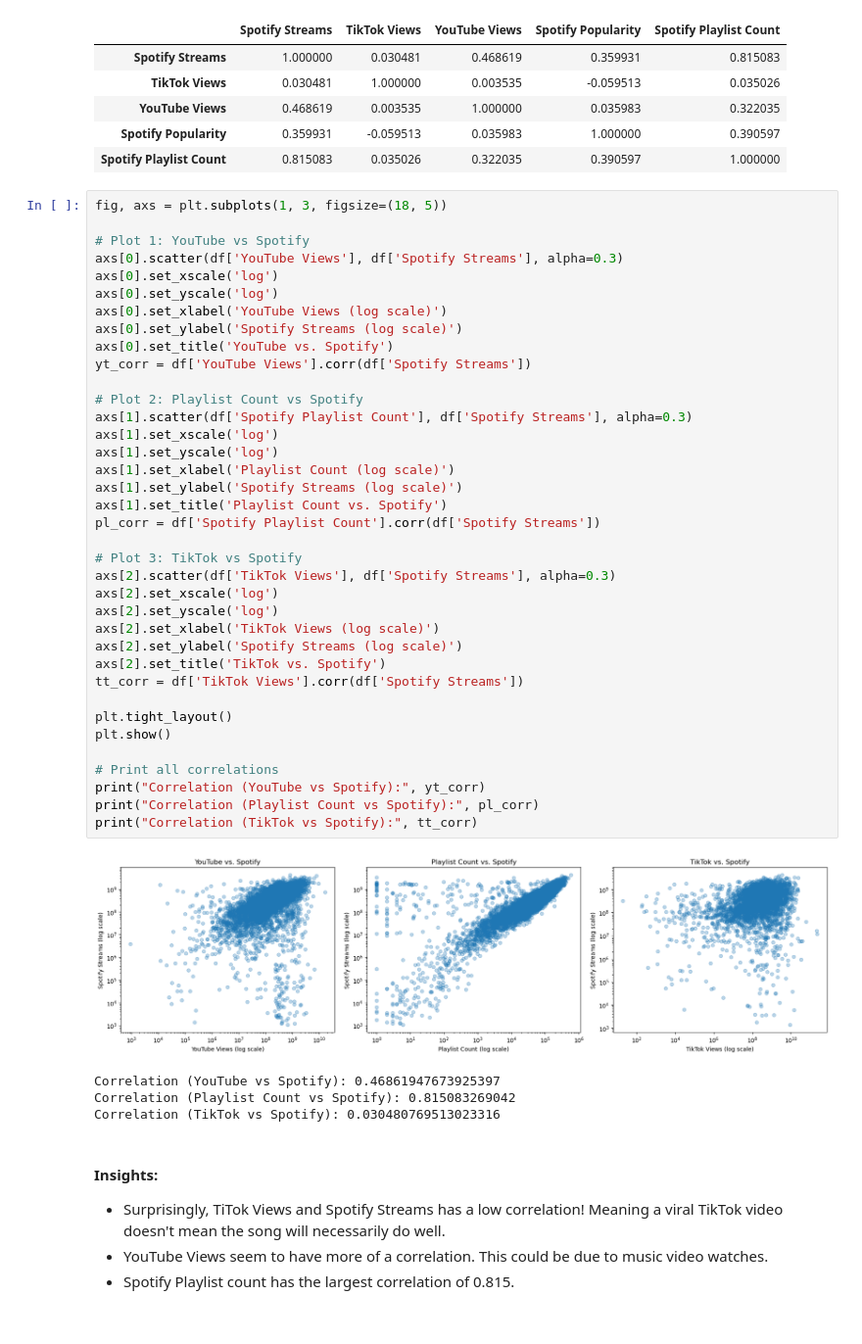
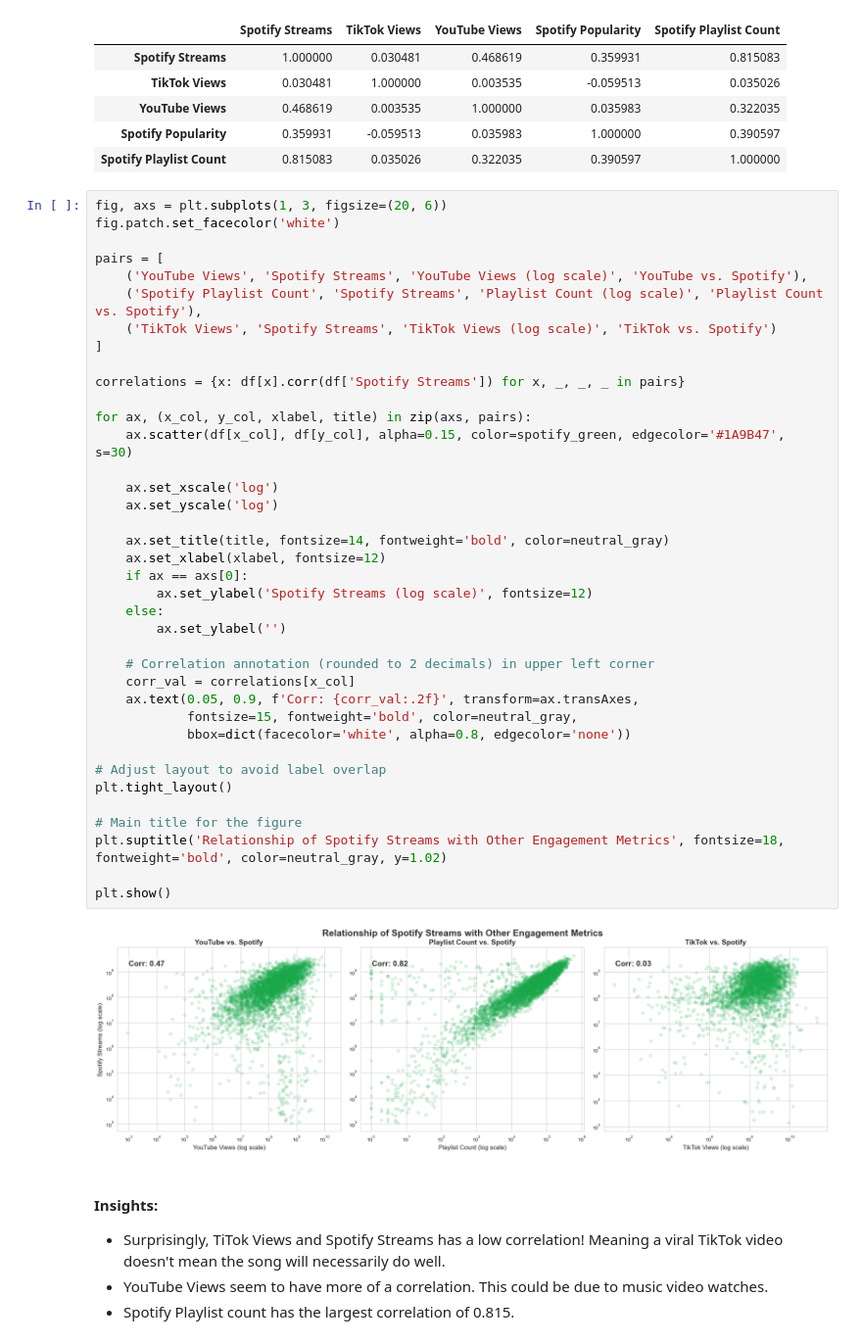
Before and after one commit to mani-atwal/Most-Streamed-Spotify-Songs-2024-Exploratory-Data-Analysis, a Jupyter notebook: final_project.ipynb, the cells around one changed output. Shown at 98% size. Saved outputs shown, nothing was run; the diff lists cells and outputs as text.

```diff
--- a/final_project.ipynb
+++ b/final_project.ipynb
@@ -115,47 +136,45 @@ Correlation Matrix:
 | Spotify Popularity | 0.359931 | -0.059513 | 0.035983 | 1.000000 | 0.390597 |
 | Spotify Playlist Count | 0.815083 | 0.035026 | 0.322035 | 0.390597 | 1.000000 |
 # %%
-fig, axs = plt.subplots(1, 3, figsize=(18, 5))
+fig, axs = plt.subplots(1, 3, figsize=(20, 6))
+fig.patch.set_facecolor('white')
 
-# Plot 1: YouTube vs Spotify
-axs[0].scatter(df['YouTube Views'], df['Spotify Streams'], alpha=0.3)
-axs[0].set_xscale('log')
-axs[0].set_yscale('log')
-axs[0].set_xlabel('YouTube Views (log scale)')
-axs[0].set_ylabel('Spotify Streams (log scale)')
-axs[0].set_title('YouTube vs. Spotify')
-yt_corr = df['YouTube Views'].corr(df['Spotify Streams'])
+pairs = [
+    ('YouTube Views', 'Spotify Streams', 'YouTube Views (log scale)', 'YouTube vs. Spotify'),
+    ('Spotify Playlist Count', 'Spotify Streams', 'Playlist Count (log scale)', 'Playlist Count vs. Spotify'),
+    ('TikTok Views', 'Spotify Streams', 'TikTok Views (log scale)', 'TikTok vs. Spotify')
+]
 
-# Plot 2: Playlist Count vs Spotify
-axs[1].scatter(df['Spotify Playlist Count'], df['Spotify Streams'], alpha=0.3)
-axs[1].set_xscale('log')
-axs[1].set_yscale('log')
-axs[1].set_xlabel('Playlist Count (log scale)')
-axs[1].set_ylabel('Spotify Streams (log scale)')
-axs[1].set_title('Playlist Count vs. Spotify')
-pl_corr = df['Spotify Playlist Count'].corr(df['Spotify Streams'])
+correlations = {x: df[x].corr(df['Spotify Streams']) for x, _, _, _ in pairs}
 
-# Plot 3: TikTok vs Spotify
-axs[2].scatter(df['TikTok Views'], df['Spotify Streams'], alpha=0.3)
-axs[2].set_xscale('log')
-axs[2].set_yscale('log')
-axs[2].set_xlabel('TikTok Views (log scale)')
-axs[2].set_ylabel('Spotify Streams (log scale)')
-axs[2].set_title('TikTok vs. Spotify')
-tt_corr = df['TikTok Views'].corr(df['Spotify Streams'])
+for ax, (x_col, y_col, xlabel, title) in zip(axs, pairs):
+    ax.scatter(df[x_col], df[y_col], alpha=0.15, color=spotify_green, edgecolor='#1A9B47', s=30)
 
+    ax.set_xscale('log')
+    ax.set_yscale('log')
+
+    ax.set_title(title, fontsize=14, fontweight='bold', color=neutral_gray)
+    ax.set_xlabel(xlabel, fontsize=12)
+    if ax == axs[0]:
+        ax.set_ylabel('Spotify Streams (log scale)', fontsize=12)
+    else:
+        ax.set_ylabel('')
+
+    # Correlation annotation (rounded to 2 decimals) in upper left corner
+    corr_val = correlations[x_col]
+    ax.text(0.05, 0.9, f'Corr: {corr_val:.2f}', transform=ax.transAxes,
+            fontsize=15, fontweight='bold', color=neutral_gray,
+            bbox=dict(facecolor='white', alpha=0.8, edgecolor='none'))
+
+# Adjust layout to avoid label overlap
 plt.tight_layout()
+
+# Main title for the figure
+plt.suptitle('Relationship of Spotify Streams with Other Engagement Metrics', fontsize=18, fontweight='bold', color=neutral_gray, y=1.02)
+
 plt.show()
-
-# Print all correlations
-print("Correlation (YouTube vs Spotify):", yt_corr)
-print("Correlation (Playlist Count vs Spotify):", pl_corr)
-print("Correlation (TikTok vs Spotify):", tt_corr)
 # %% [output]
-[figure, old version]
+[figure, new version]
-Correlation (YouTube vs Spotify): 0.46861947673925397
-Correlation (Playlist Count vs Spotify): 0.815083269042
-Correlation (TikTok vs Spotify): 0.030480769513023316
 # %% [markdown]
 #### Insights:
 
```
Also changed, not shown: parts of 3 cells of this notebook.
